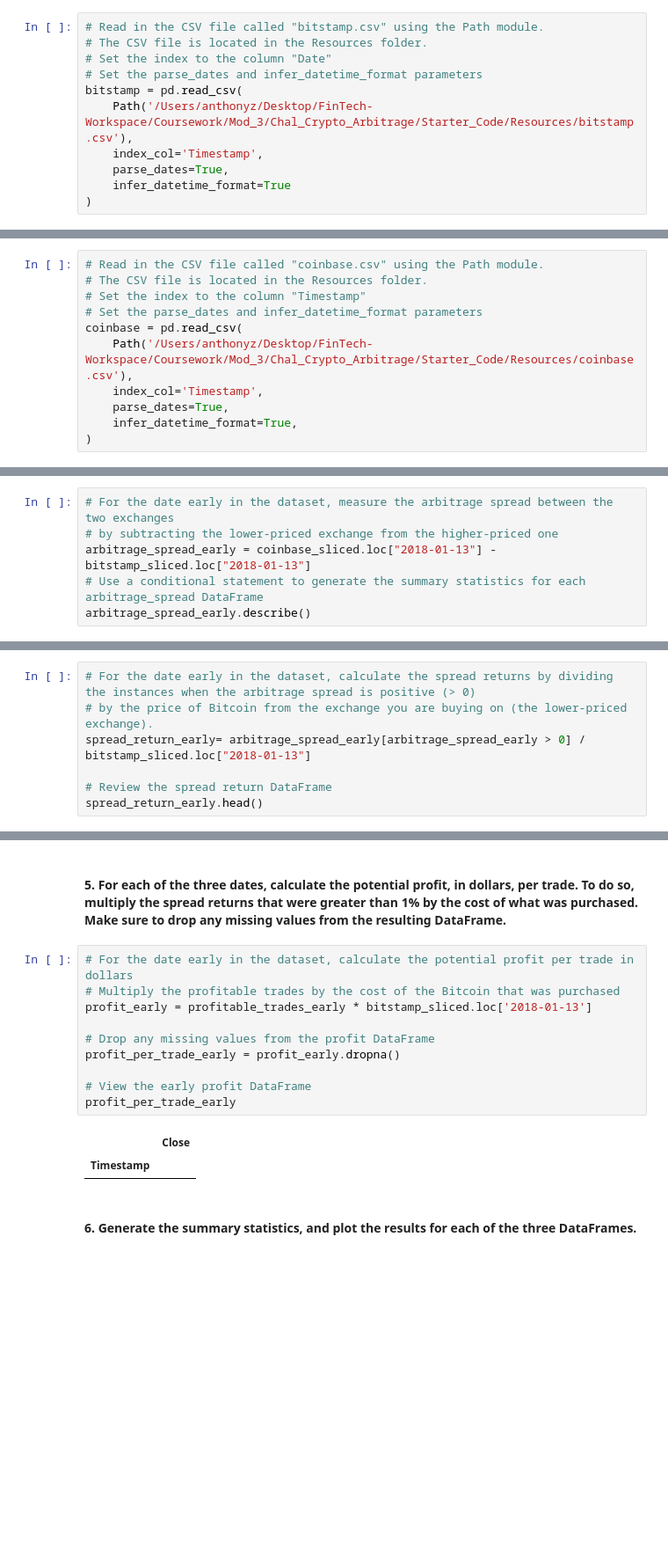
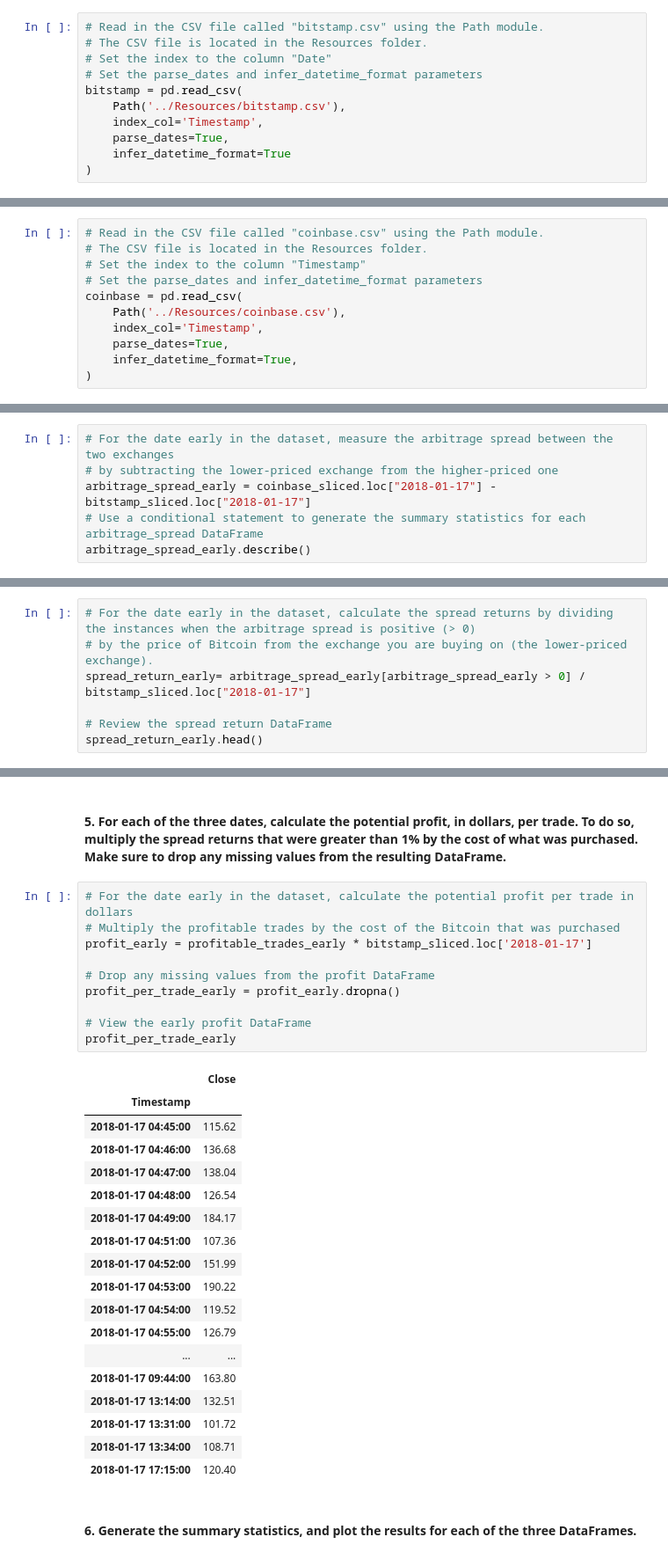
Before and after one commit to AntZam1776/Crypto_Arbitrage, a Jupyter notebook: Starter_Code/crypto_arbitrage.ipynb, the cells around one changed output, grey strips where cells are left out. Shown: that part at 88% size. Saved outputs shown, nothing was run; the diff lists cells and outputs as text; blank space fills up the shorter version.

```diff
--- a/Starter_Code/crypto_arbitrage.ipynb
+++ b/Starter_Code/crypto_arbitrage.ipynb
@@ -38,7 +38,7 @@ Instructions.
 # Set the index to the column "Date"
 # Set the parse_dates and infer_datetime_format parameters
 bitstamp = pd.read_csv(
-    Path('/Users/anthonyz/Desktop/FinTech-Workspace/Coursework/Mod_3/Chal_Crypto_Arbitrage/Starter_Code/Resources/bitstamp.csv'),
+    Path('../Resources/bitstamp.csv'),
     index_col='Timestamp',
     parse_dates=True,
     infer_datetime_format=True
@@ -74,7 +72,7 @@ bitstamp.tail()
 # Set the index to the column "Timestamp"
 # Set the parse_dates and infer_datetime_format parameters
 coinbase = pd.read_csv(
-    Path('/Users/anthonyz/Desktop/FinTech-Workspace/Coursework/Mod_3/Chal_Crypto_Arbitrage/Starter_Code/Resources/coinbase.csv'),
+    Path('../Resources/coinbase.csv'),
     index_col='Timestamp',
     parse_dates=True,
     infer_datetime_format=True,
@@ -494,7 +505,7 @@ Calculate the potential profits for each date that you selected in the previous
 # %%
 # For the date early in the dataset, measure the arbitrage spread between the two exchanges
 # by subtracting the lower-priced exchange from the higher-priced one
-arbitrage_spread_early = coinbase_sliced.loc["2018-01-13"] - bitstamp_sliced.loc["2018-01-13"]
+arbitrage_spread_early = coinbase_sliced.loc["2018-01-17"] - bitstamp_sliced.loc["2018-01-17"]
 # Use a conditional statement to generate the summary statistics for each arbitrage_spread DataFrame
 arbitrage_spread_early.describe()
 # %% [output]
@@ -512,7 +523,7 @@ arbitrage_spread_early.describe()
 # %%
 # For the date early in the dataset, calculate the spread returns by dividing the instances when the arbitrage spread is positive (> 0)
 # by the price of Bitcoin from the exchange you are buying on (the lower-priced exchange).
-spread_return_early= arbitrage_spread_early[arbitrage_spread_early > 0] / bitstamp_sliced.loc["2018-01-13"]
+spread_return_early= arbitrage_spread_early[arbitrage_spread_early > 0] / bitstamp_sliced.loc["2018-01-17"]
 
 # Review the spread return DataFrame
 spread_return_early.head()
@@ -562,16 +573,32 @@ profitable_trades_early.describe()
 # %%
 # For the date early in the dataset, calculate the potential profit per trade in dollars
 # Multiply the profitable trades by the cost of the Bitcoin that was purchased
-profit_early = profitable_trades_early * bitstamp_sliced.loc['2018-01-13']
+profit_early = profitable_trades_early * bitstamp_sliced.loc['2018-01-17']
 
 # Drop any missing values from the profit DataFrame
 profit_per_trade_early = profit_early.dropna()
 
 # View the early profit DataFrame
 profit_per_trade_early
 # %% [output]
 |  | Close |
 | Timestamp |  |
+| 2018-01-17 04:45:00 | 115.62 |
+| 2018-01-17 04:46:00 | 136.68 |
+| 2018-01-17 04:47:00 | 138.04 |
+| 2018-01-17 04:48:00 | 126.54 |
+| 2018-01-17 04:49:00 | 184.17 |
+| 2018-01-17 04:51:00 | 107.36 |
+| 2018-01-17 04:52:00 | 151.99 |
+| 2018-01-17 04:53:00 | 190.22 |
+| 2018-01-17 04:54:00 | 119.52 |
+| 2018-01-17 04:55:00 | 126.79 |
+| ... | ... |
+| 2018-01-17 09:44:00 | 163.80 |
+| 2018-01-17 13:14:00 | 132.51 |
+| 2018-01-17 13:31:00 | 101.72 |
+| 2018-01-17 13:34:00 | 108.71 |
+| 2018-01-17 17:15:00 | 120.40 |
 # %% [markdown]
 #### 6. Generate the summary statistics, and plot the results for each of the three DataFrames.
 # %%
```
Also changed, not shown: parts of 16 cells of this notebook.
